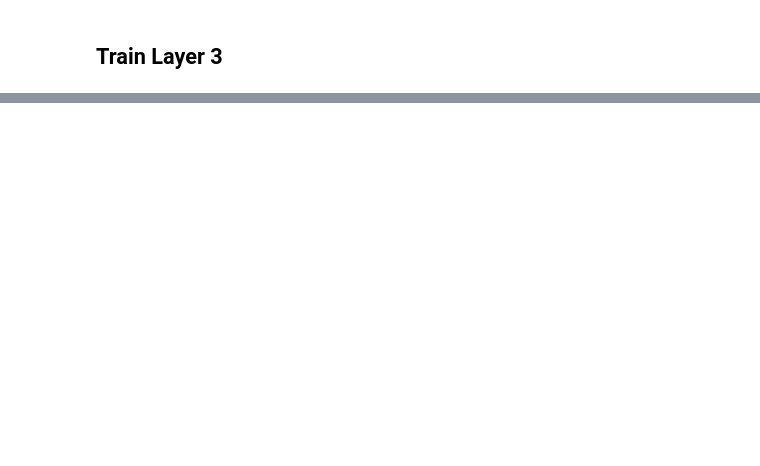
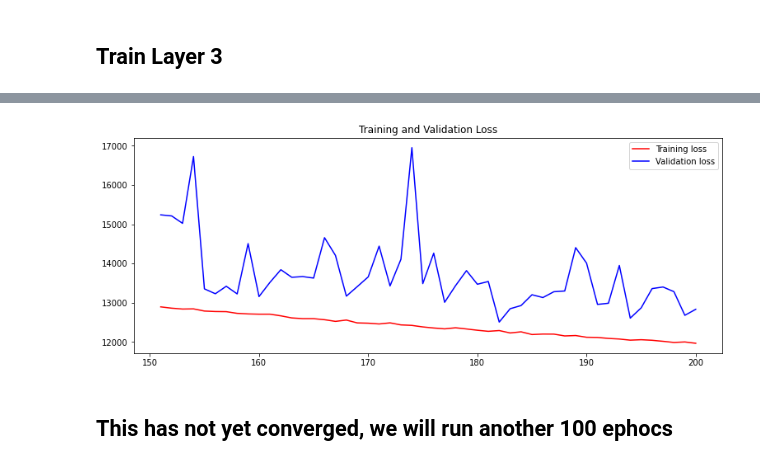
Before and after one commit to stevenjohnlarsen/StyleTransfer, a Jupyter notebook: Train Weights Final.ipynb, the cells around one changed output, grey strips where cells are left out. Saved outputs shown, nothing was run; the diff lists cells and outputs as text; code cells hidden in the pictures; blank space fills up the shorter version.

```diff
--- a/Train Weights Final.ipynb
+++ b/Train Weights Final.ipynb
@@ -525,2 +549,8 @@ plot_img_decoder_encoder(resized_faces[81], encoder_decoder.model)
+# %%
+plot_history(history, start=150)
+# %% [output]
+[figure, added]
+# %% [markdown]
+## This has not yet converged, we will run another 100 ephocs
 # %%
 encoder_decoder.export_model()
```
Also changed, not shown: parts of 15 cells of this notebook, 1 other file.
